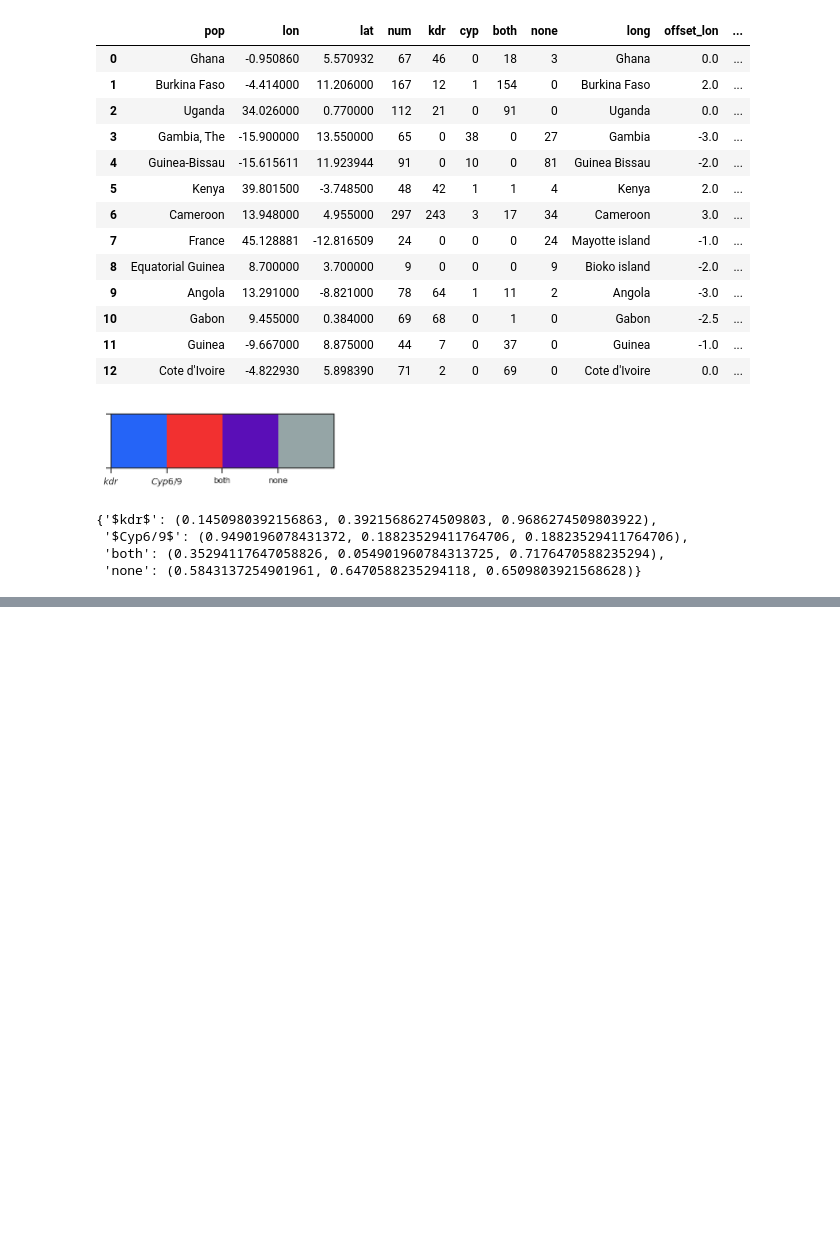
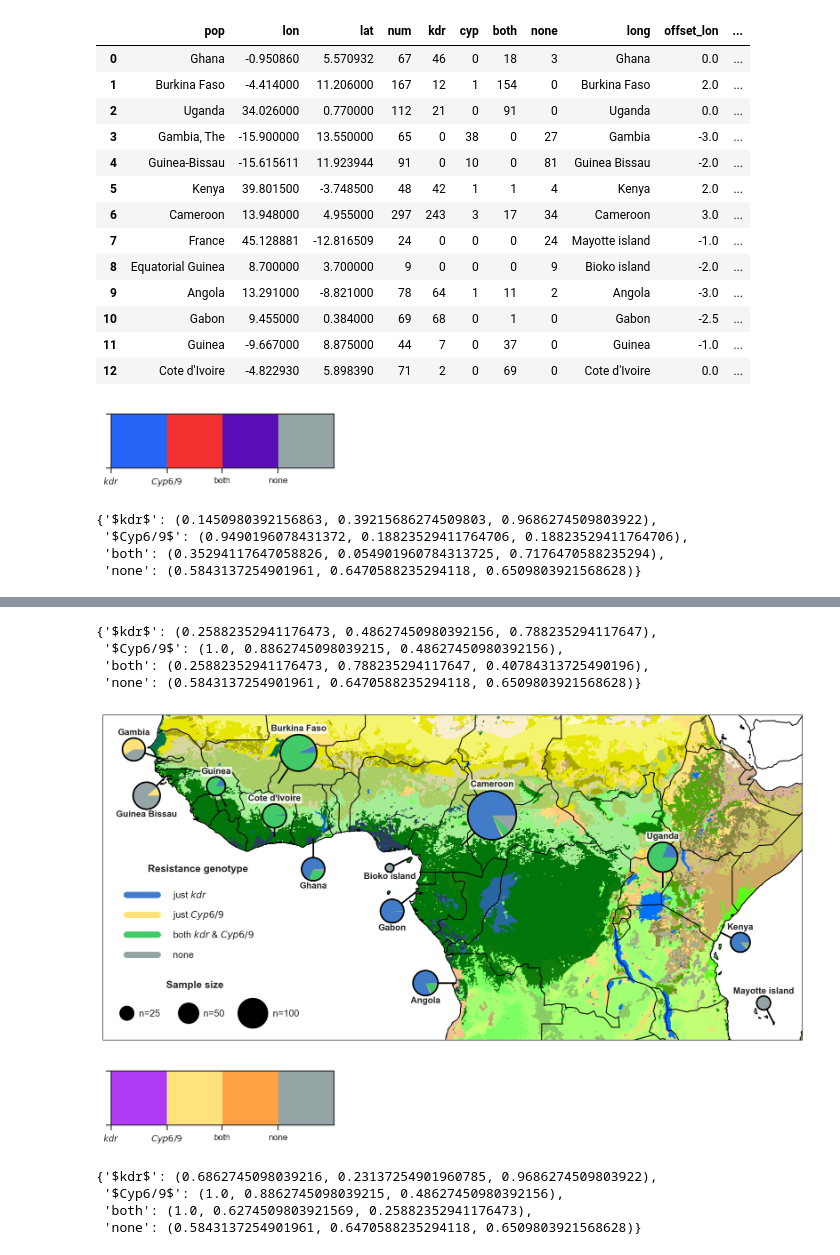
Before and after one commit to alimanfoo/ag1000g-phase2-data-paper, a Jupyter notebook: notebooks/figure_insecticide_resistance.ipynb, the cells around one changed output, grey strips where cells are left out. Saved outputs shown, nothing was run; the diff lists cells and outputs as text; code cells hidden in the pictures; blank space fills up the shorter version.

```diff
--- a/notebooks/figure_insecticide_resistance.ipynb
+++ b/notebooks/figure_insecticide_resistance.ipynb
@@ -639,0 +647,31 @@ plot_shiny_map(fn='../artwork/pyrethroid_resistance_map.jpg')
+# %%
+# for legend
+ir_colors = {l: c for l, c in zip(ir_nm, palette)}
+ir_colors
+# %% [output]
+{'$kdr$': (0.25882352941176473, 0.48627450980392156, 0.788235294117647),
+ '$Cyp6/9$': (1.0, 0.8862745098039215, 0.48627450980392156),
+ 'both': (0.25882352941176473, 0.788235294117647, 0.40784313725490196),
+ 'none': (0.5843137254901961, 0.6470588235294118, 0.6509803921568628)}
+# %%
+plot_shiny_map(fn='../artwork/pyrethroid_resistance_map_blue-yellow.jpg')
+# %% [output]
+[figure, added]
+# %%
+#palette
+flat = ["#af3bf7",  "#ffe27c", "#ffa042","#95a5a6"]
+palette = sns.color_palette(flat, n_colors=len(ir_nm))
+# add a colour for other_resistant
+sns.palplot(palette)
+plt.gca().set_xticklabels(ir_nm);
+# %% [output]
+[figure, added]
+# %%
+# for legend
+ir_colors = {l: c for l, c in zip(ir_nm, palette)}
+ir_colors
+# %% [output]
+{'$kdr$': (0.6862745098039216, 0.23137254901960785, 0.9686274509803922),
+ '$Cyp6/9$': (1.0, 0.8862745098039215, 0.48627450980392156),
+ 'both': (1.0, 0.6274509803921569, 0.25882352941176473),
+ 'none': (0.5843137254901961, 0.6470588235294118, 0.6509803921568628)}
```
Also changed, not shown: parts of 6 cells of this notebook, 3 other files.
